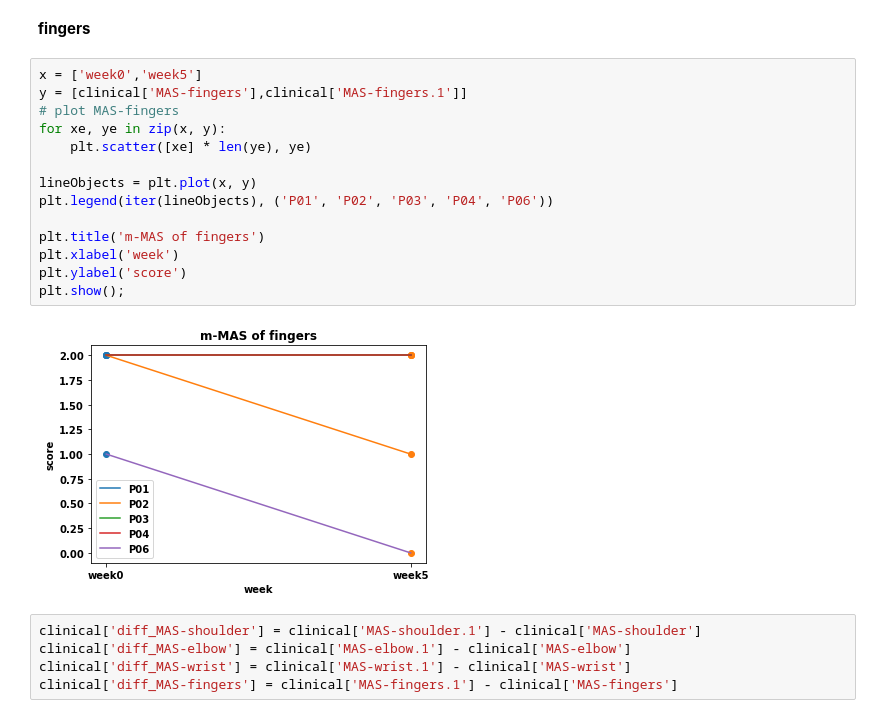
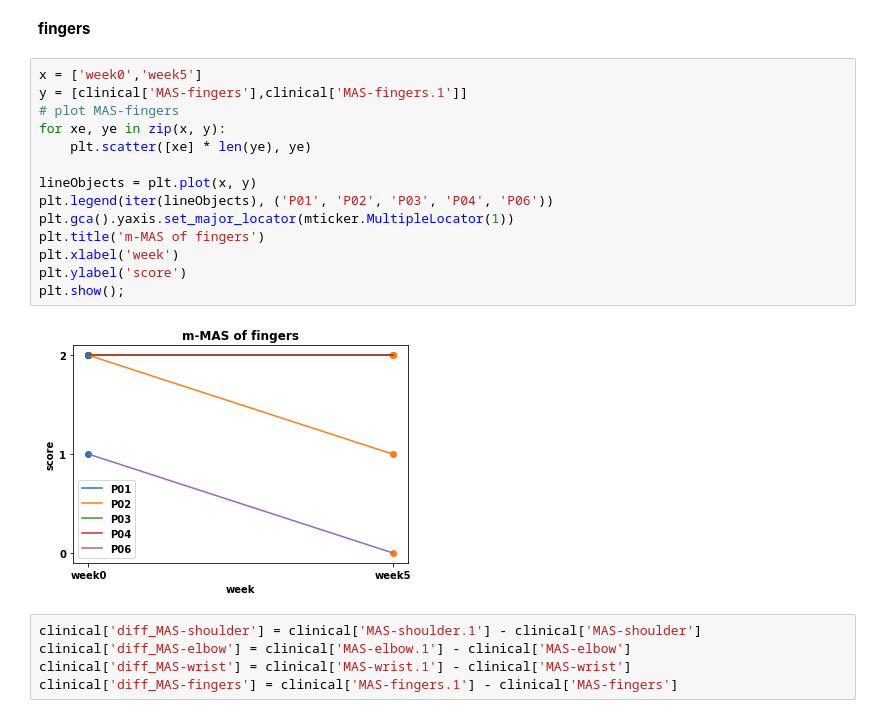
Before and after one commit to doscsy12/robotic_hometherapy, a Jupyter notebook: EDA_K_f.ipynb, the cells around one changed output. Cells and saved outputs as stored; diff of their text form.

```diff
--- a/EDA_K_f.ipynb
+++ b/EDA_K_f.ipynb
@@ -334,19 +334,19 @@ plt.show();
 # %%
 x = ['week0','week5']
 y = [clinical['MAS-fingers'],clinical['MAS-fingers.1']]
 # plot MAS-fingers
 for xe, ye in zip(x, y):
     plt.scatter([xe] * len(ye), ye)
 
 lineObjects = plt.plot(x, y)
 plt.legend(iter(lineObjects), ('P01', 'P02', 'P03', 'P04', 'P06'))
-
+plt.gca().yaxis.set_major_locator(mticker.MultipleLocator(1))
 plt.title('m-MAS of fingers')
 plt.xlabel('week')
 plt.ylabel('score')
 plt.show();
 # %% [output]
-[figure, old version]
+[figure, new version]
 # %%
 clinical['diff_MAS-shoulder'] = clinical['MAS-shoulder.1'] - clinical['MAS-shoulder']
 clinical['diff_MAS-elbow'] = clinical['MAS-elbow.1'] - clinical['MAS-elbow']
```
Also changed, not shown: parts of 3 cells of this notebook.
